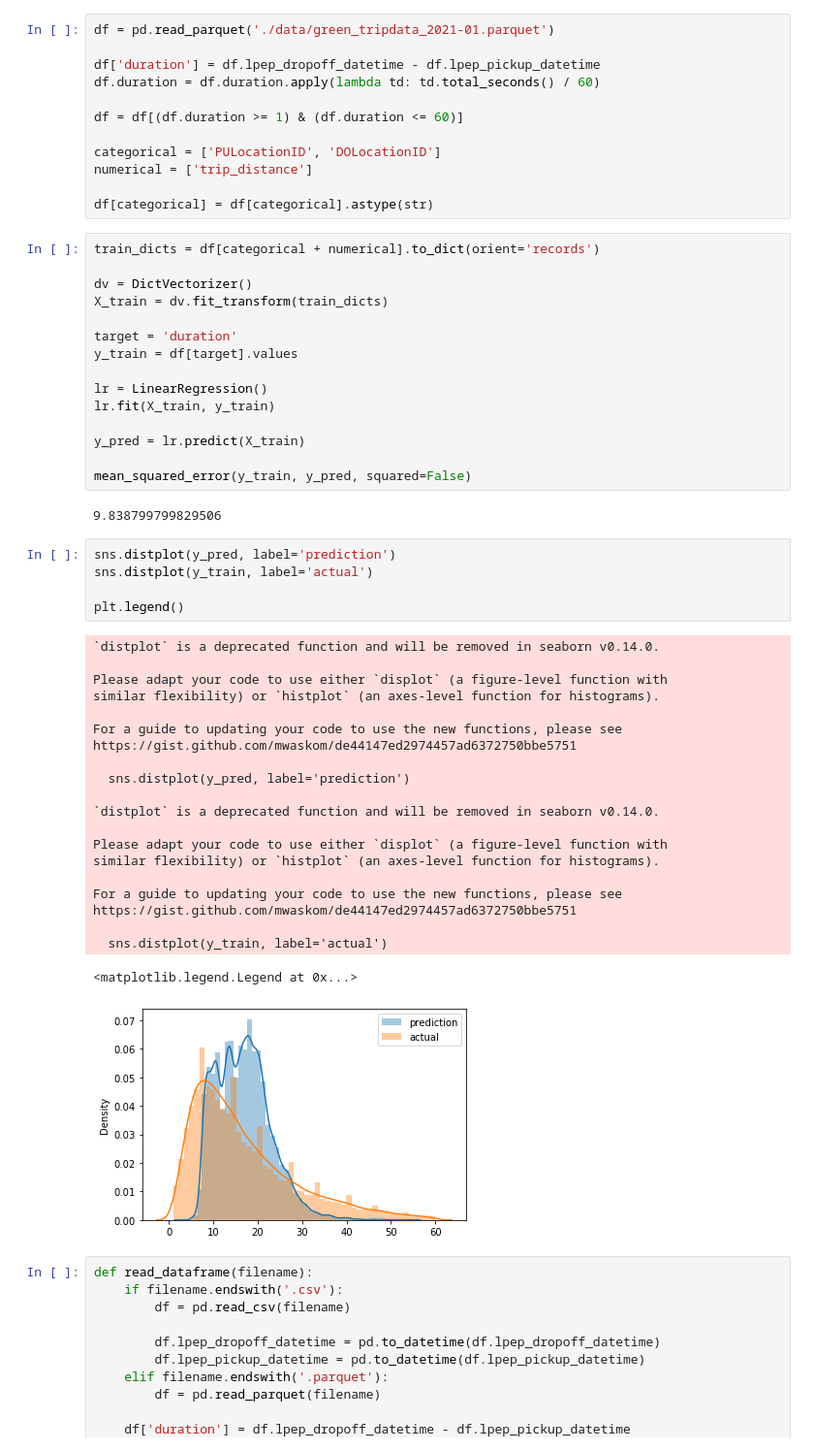
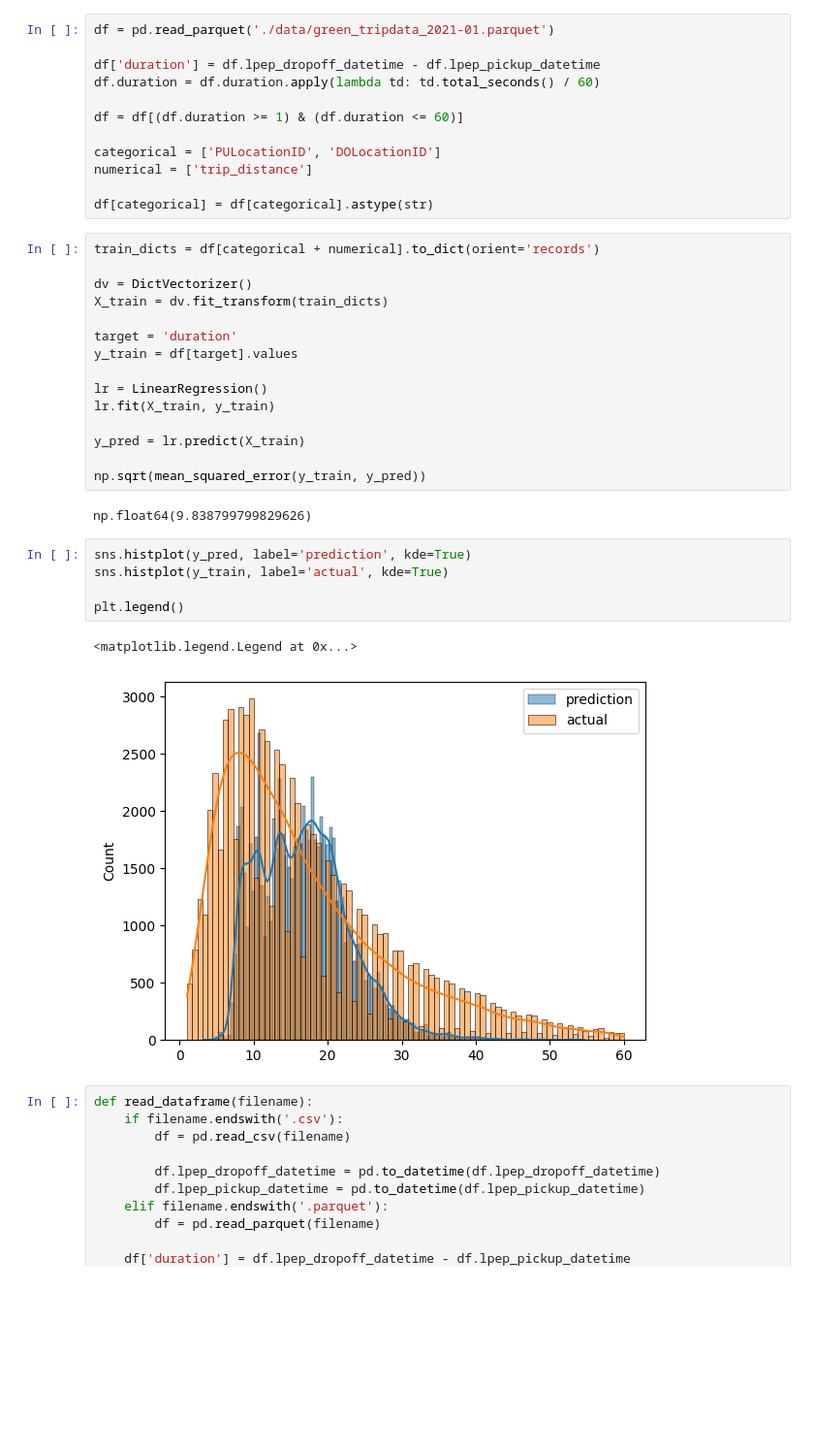
Before and after one commit to joweyel/mlops-material, a Jupyter notebook: 4-Deployment/web-service/duration-prediction.ipynb, the cells around one changed output. Shown at 97% size. Cells and saved outputs as stored; diff of their text form; blank space fills up the shorter version.

```diff
--- a/4-Deployment/web-service/duration-prediction.ipynb
+++ b/4-Deployment/web-service/duration-prediction.ipynb
@@ -47,36 +48,17 @@ lr.fit(X_train, y_train)
 
 y_pred = lr.predict(X_train)
 
-mean_squared_error(y_train, y_pred, squared=False)
+np.sqrt(mean_squared_error(y_train, y_pred))
 # %% [output]
-9.838799799829506
+np.float64(9.838799799829626)
 # %%
-sns.distplot(y_pred, label='prediction')
-sns.distplot(y_train, label='actual')
+sns.histplot(y_pred, label='prediction', kde=True)
+sns.histplot(y_train, label='actual', kde=True)
 
 plt.legend()
 # %% [output]
-`distplot` is a deprecated function and will be removed in seaborn v0.14.0.
-
-Please adapt your code to use either `displot` (a figure-level function with
-similar flexibility) or `histplot` (an axes-level function for histograms).
-
-For a guide to updating your code to use the new functions, please see
-https://gist.github.com/mwaskom/de44147ed2974457ad6372750bbe5751
-
-  sns.distplot(y_pred, label='prediction')
-
-`distplot` is a deprecated function and will be removed in seaborn v0.14.0.
-
-Please adapt your code to use either `displot` (a figure-level function with
-similar flexibility) or `histplot` (an axes-level function for histograms).
-
-For a guide to updating your code to use the new functions, please see
-https://gist.github.com/mwaskom/de44147ed2974457ad6372750bbe5751
-
-  sns.distplot(y_train, label='actual')
+<matplotlib.legend.Legend at 0x...>
-<matplotlib.legend.Legend at 0x...>
-[figure, old version]
+[figure, new version]
 # %%
 def read_dataframe(filename):
     if filename.endswith('.csv'):
```
Also changed, not shown: parts of 6 cells of this notebook, 16 other files.
